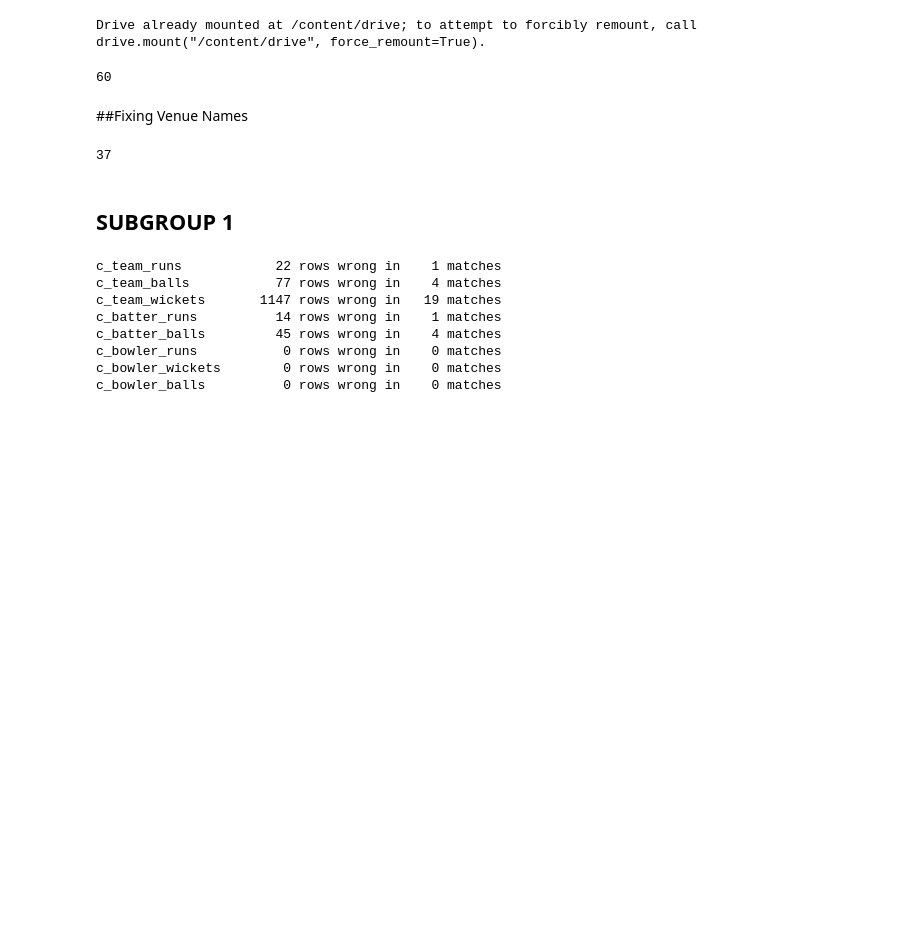
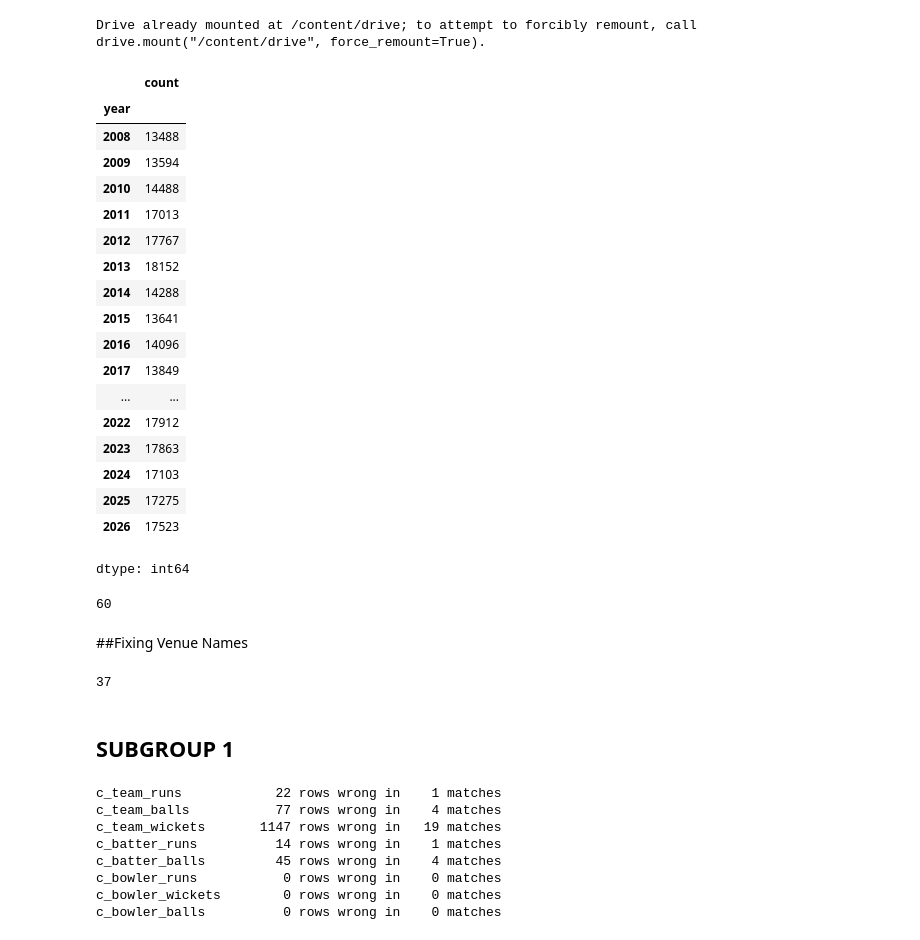
Before and after one commit to arjunnamburi/ml_death_overs_ipl, a Jupyter notebook: notebooks/features.ipynb, the cells around one changed output. Saved outputs shown, nothing was run; the diff lists cells and outputs as text; code cells hidden in the pictures; blank space fills up the shorter version.

```diff
--- a/notebooks/features.ipynb
+++ b/notebooks/features.ipynb
@@ -11,6 +11,28 @@ DATA = '/content/drive/MyDrive/IPL PROJECT ALL DOCS/data/'
 Drive already mounted at /content/drive; to attempt to forcibly remount, call drive.mount("/content/drive", force_remount=True).
 # %%
 df = pd.read_csv(DATA + 'prog3.csv')
+# %%
+df['year'].value_counts().sort_index()
+# %% [output]
+|  | count |
+| year |  |
+| 2008 | 13488 |
+| 2009 | 13594 |
+| 2010 | 14488 |
+| 2011 | 17013 |
+| 2012 | 17767 |
+| 2013 | 18152 |
+| 2014 | 14288 |
+| 2015 | 13641 |
+| 2016 | 14096 |
+| 2017 | 13849 |
+| ... | ... |
+| 2022 | 17912 |
+| 2023 | 17863 |
+| 2024 | 17103 |
+| 2025 | 17275 |
+| 2026 | 17523 |
+dtype: int64
 # %%
 df['venue'].nunique()
 # %% [output]
```
Also changed, not shown: parts of 3 cells of this notebook.
